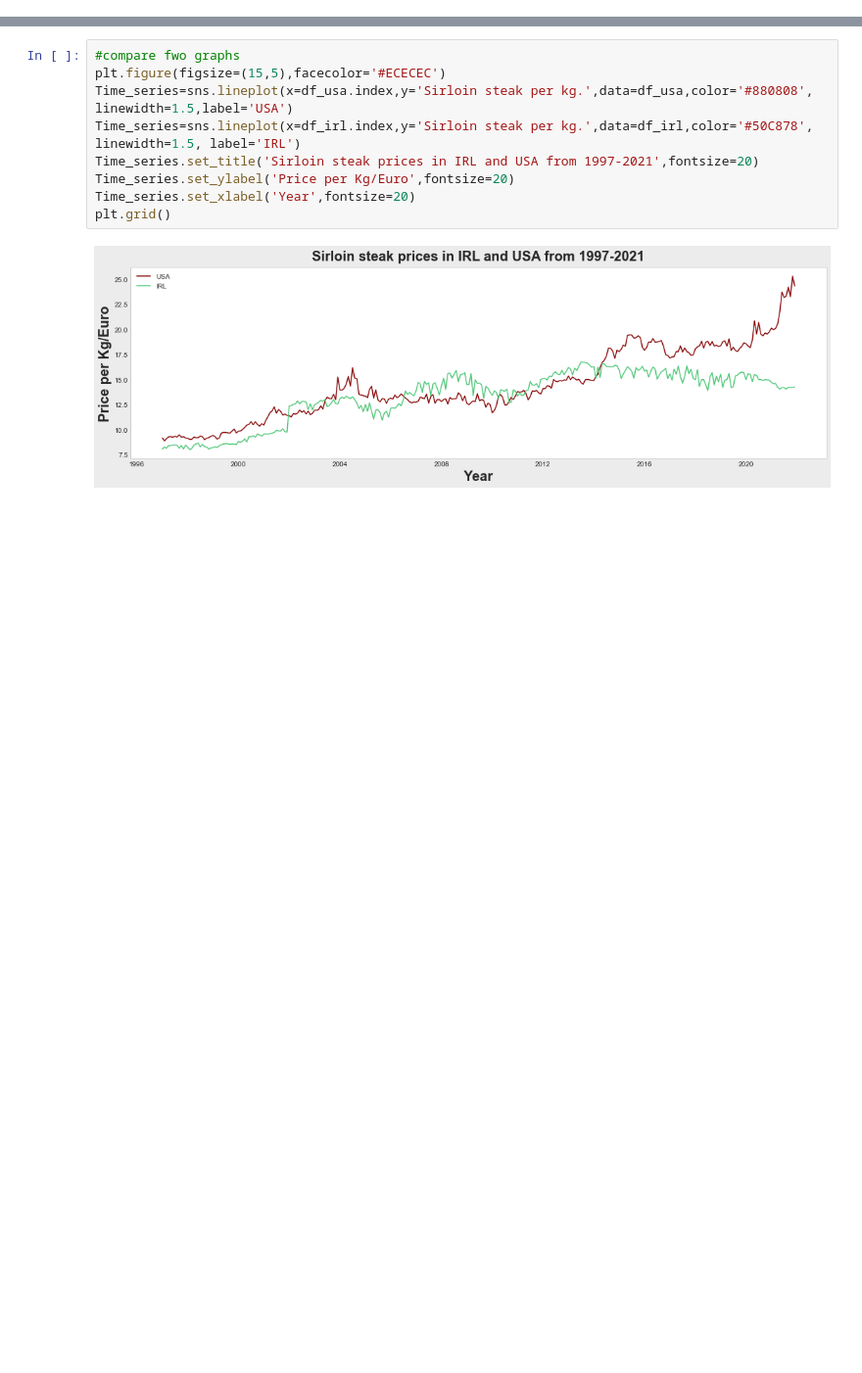
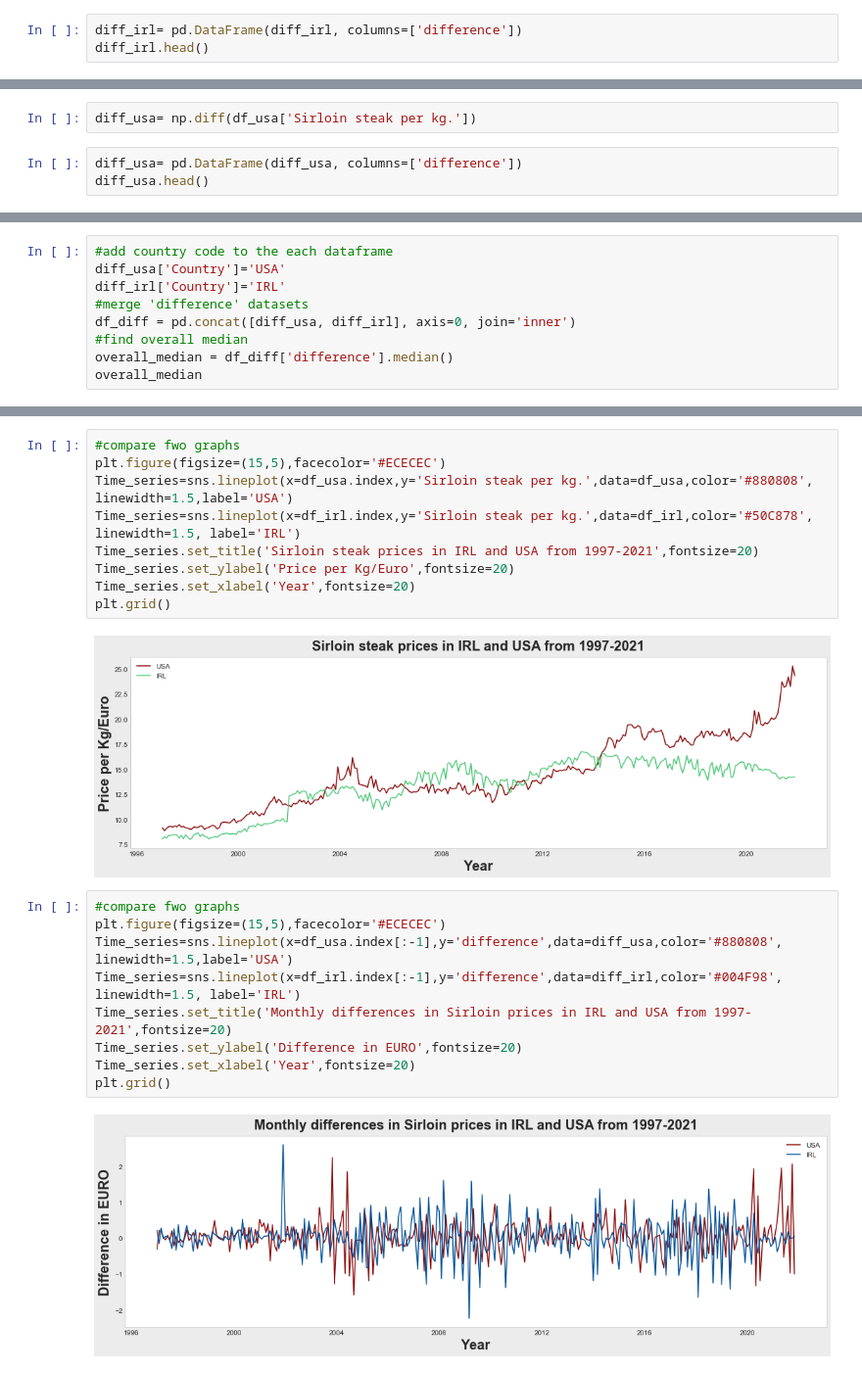
Before and after one commit to ZdenkoCCT/CA2Git, a Jupyter notebook: Cleaned data-Statistics.ipynb, the cells around one changed output, grey strips where cells are left out. Shown at 98% size. Saved outputs shown, nothing was run; the diff lists cells and outputs as text; blank space fills up the shorter version.

Commit message:
Linear regression+Mood’s Median Test

```diff
--- a/Cleaned data-Statistics.ipynb
+++ b/Cleaned data-Statistics.ipynb
@@ -612,0 +617,3 @@ sns.pairplot(data=df_usa, hue='Month')
+# %%
+diff_irl= pd.DataFrame(diff_irl, columns=['difference'])
+diff_irl.head()
@@ -612,0 +627,5 @@ sns.pairplot(data=df_usa, hue='Month')
+# %%
+diff_usa= np.diff(df_usa['Sirloin steak per kg.'])
+# %%
+diff_usa= pd.DataFrame(diff_usa, columns=['difference'])
+diff_usa.head()
@@ -612,0 +639,9 @@ sns.pairplot(data=df_usa, hue='Month')
+# %%
+#add country code to the each dataframe
+diff_usa['Country']='USA'
+diff_irl['Country']='IRL'
+#merge 'difference' datasets
+df_diff = pd.concat([diff_usa, diff_irl], axis=0, join='inner')
+#find overall median
+overall_median = df_diff['difference'].median()
+overall_median
@@ -623,3 +677,14 @@ Time_series.set_xlabel('Year',fontsize=20)
 plt.grid()
 # %% [output]
 [figure]
+# %%
+#compare fwo graphs
+plt.figure(figsize=(15,5),facecolor='#ECECEC')
+Time_series=sns.lineplot(x=df_usa.index[:-1],y='difference',data=diff_usa,color='#880808', linewidth=1.5,label='USA')
+Time_series=sns.lineplot(x=df_irl.index[:-1],y='difference',data=diff_irl,color='#004F98', linewidth=1.5, label='IRL')
+Time_series.set_title('Monthly differences in Sirloin prices in IRL and USA from 1997-2021',fontsize=20)
+Time_series.set_ylabel('Difference in EURO',fontsize=20)
+Time_series.set_xlabel('Year',fontsize=20)
+plt.grid()
+# %% [output]
+[figure, added]
```
Also changed, not shown: parts of 41 cells of this notebook, 1 other file.
